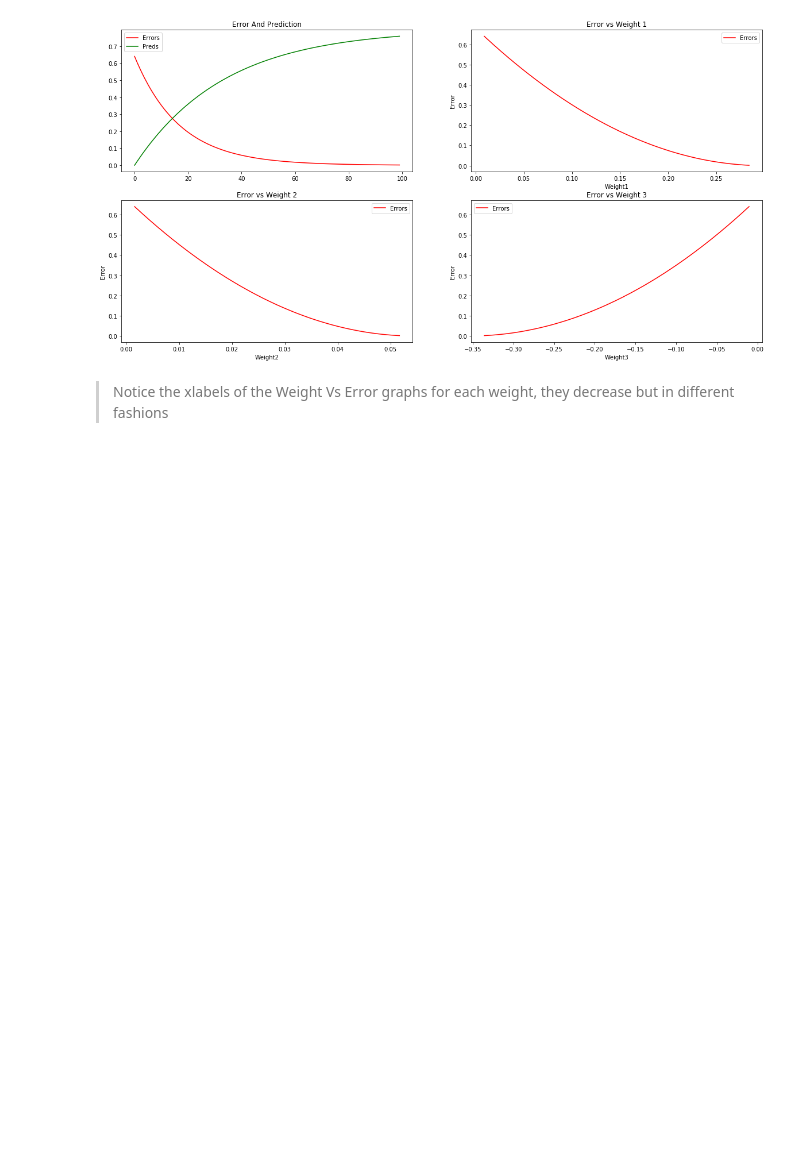
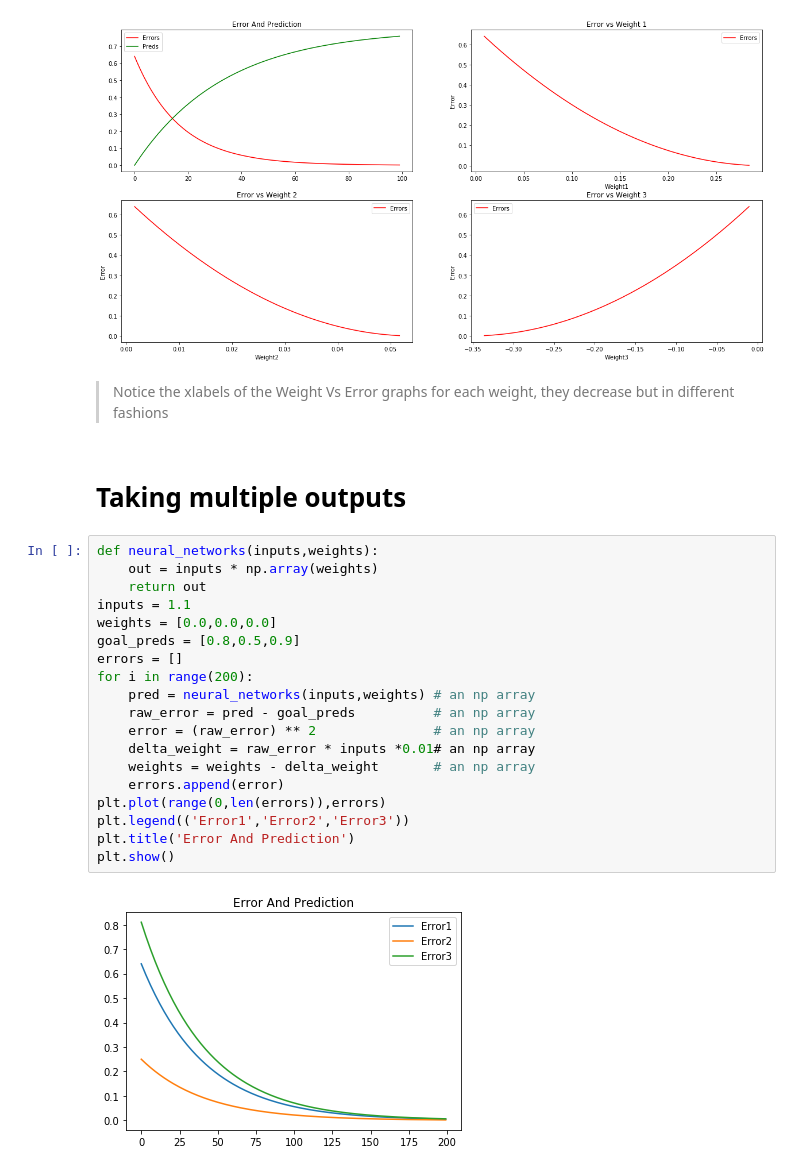
Before and after one commit to ariG23498/GrokkingDeepLearning, a Jupyter notebook: GeneralizingGradientDescent.ipynb, the cells around one changed output. Saved outputs shown, nothing was run; the diff lists cells and outputs as text; blank space fills up the shorter version.

```diff
--- a/GeneralizingGradientDescent.ipynb
+++ b/GeneralizingGradientDescent.ipynb
@@ -76,3 +76,26 @@ plt.show()
 [figure]
 # %% [markdown]
 > Notice the xlabels of the Weight Vs Error graphs for each weight, they decrease but in different fashions
+# %% [markdown]
+# Taking multiple outputs
+# %%
+def neural_networks(inputs,weights):
+    out = inputs * np.array(weights)
+    return out
+inputs = 1.1
+weights = [0.0,0.0,0.0]
+goal_preds = [0.8,0.5,0.9]
+errors = []
+for i in range(200):
+    pred = neural_networks(inputs,weights) # an np array
+    raw_error = pred - goal_preds          # an np array
+    error = (raw_error) ** 2               # an np array
+    delta_weight = raw_error * inputs *0.01# an np array
+    weights = weights - delta_weight       # an np array
+    errors.append(error)
+plt.plot(range(0,len(errors)),errors)
+plt.legend(('Error1','Error2','Error3'))
+plt.title('Error And Prediction')
+plt.show()
+# %% [output]
+[figure, added]
```
Also changed, not shown: parts of 3 cells of this notebook, 1 other file.
